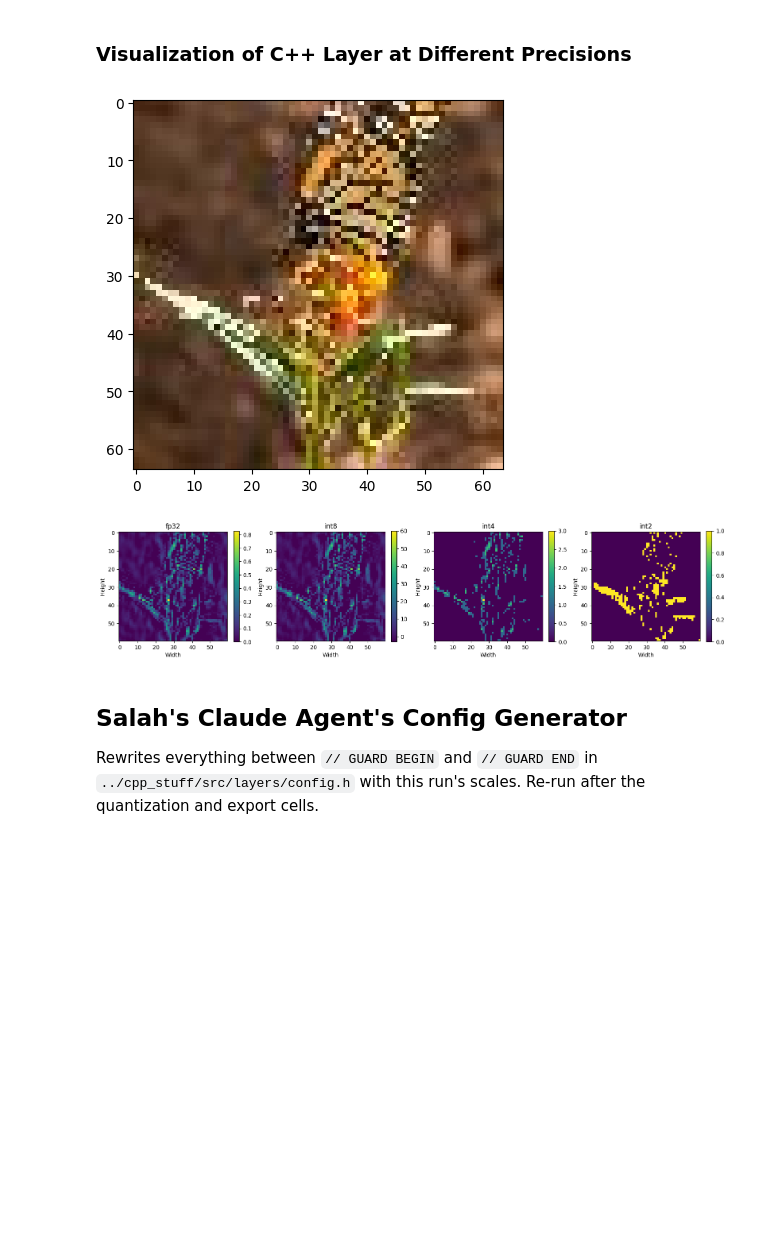
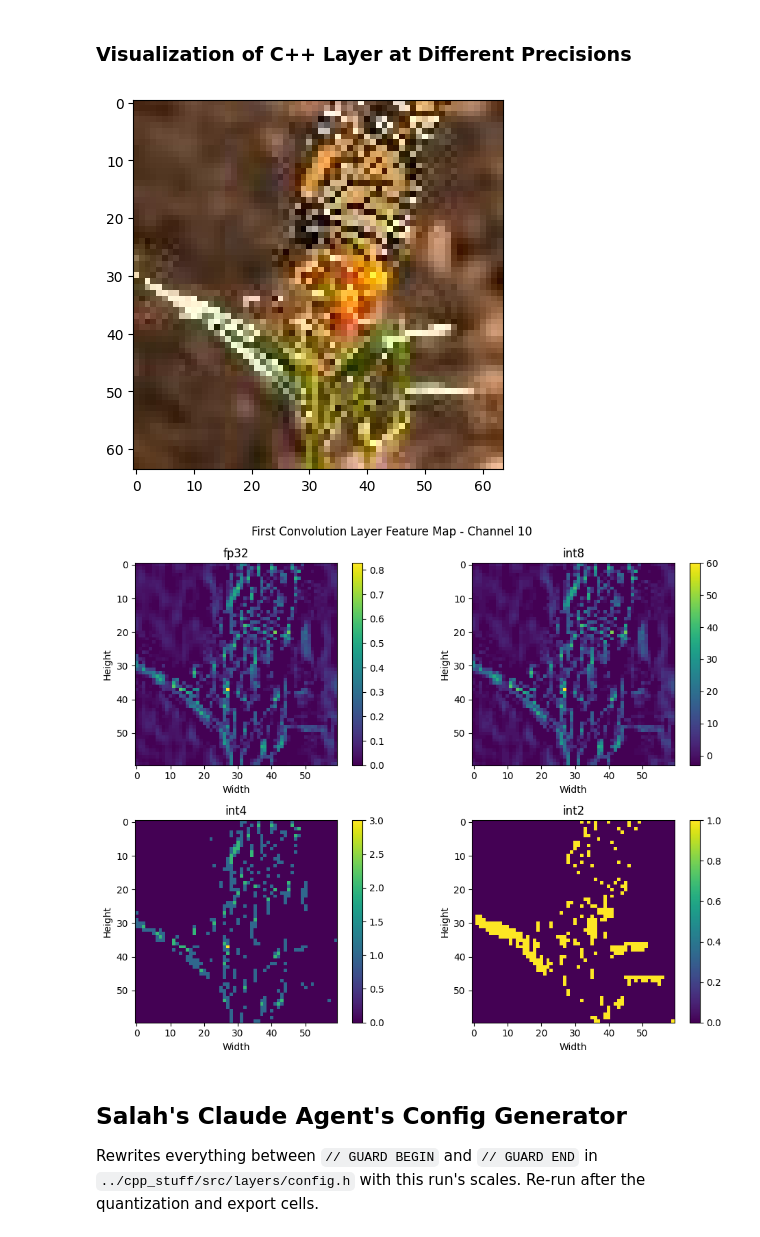
Before and after one commit to airCoder2/cpre587-lab4, a Jupyter notebook: python_stuff/quantizator.ipynb, the cells around one changed output. Cells and saved outputs as stored; diff of their text form; code cells hidden in the pictures; blank space fills up the shorter version.

```diff
--- a/python_stuff/quantizator.ipynb
+++ b/python_stuff/quantizator.ipynb
@@ -756,35 +756,37 @@ files = {"int8" : "conv2d_output_8bit.bin",
 feature_maps = {}
 
 # load the fp32 output
 fp32_path = pathlib.Path("test_input_feature_maps/conv2d_feature.bin")
 
 fp32_features = np.fromfile(fp32_path, dtype=np.float32)
 fp32_features = fp32_features.reshape(60, 60, 32)
 
 feature_maps["fp32"] = fp32_features[:, :, channel_num]
 
 # load qunatized feature maps
 for quant, filename in files.items():
     filter = np.fromfile(output_dir / filename, dtype=np.int8)
 
     filter = filter.reshape(shape)
     feature_maps[quant] = filter[:, :, channel_num]
 
 plt.imshow(image)
-fig, axes = plt.subplots(1, 4, figsize=(16, 4))
+fig, axes = plt.subplots(2, 2, figsize=(10, 8))
+axes = axes.flatten()
 
 for ax, (name, fmap) in zip(axes, feature_maps.items()):
     im = ax.imshow(fmap, cmap="viridis")
     ax.set_title(name)
     ax.set_xlabel("Width")
     ax.set_ylabel("Height")
     fig.colorbar(im, ax=ax, fraction=0.046)
 
+plt.suptitle(f'First Convolution Layer Feature Map - Channel {channel_num}')
 plt.tight_layout()
 plt.show()
 # %% [output]
 [figure]
-[figure, old version]
+[figure, new version]
 # %% [markdown]
 ## Salah's Claude Agent's Config Generator
 Rewrites everything between `// GUARD BEGIN` and `// GUARD END` in `../cpp_stuff/src/layers/config.h` with this run's scales. Re-run after the quantization and export cells.
```
